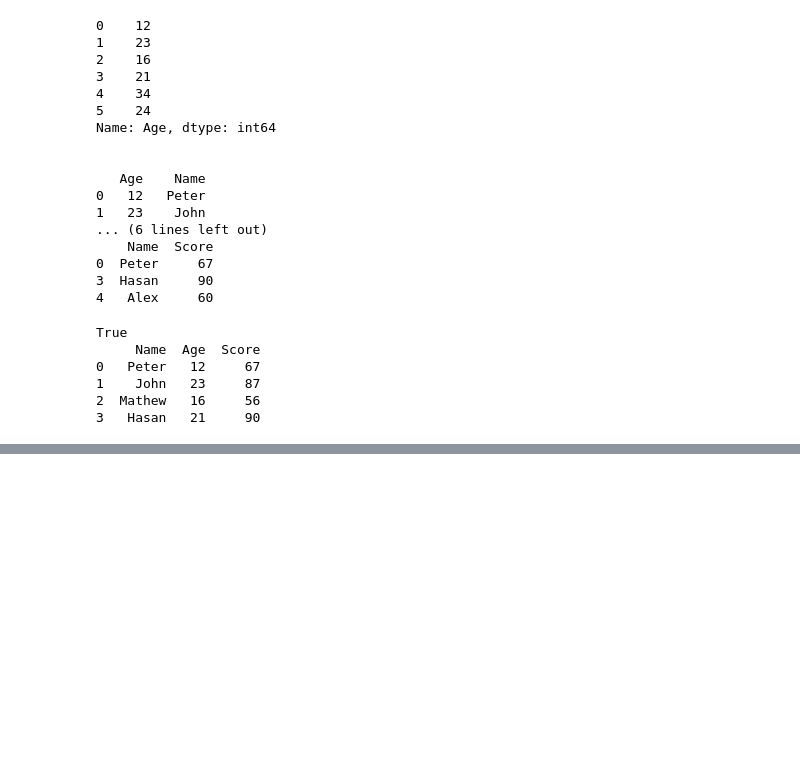
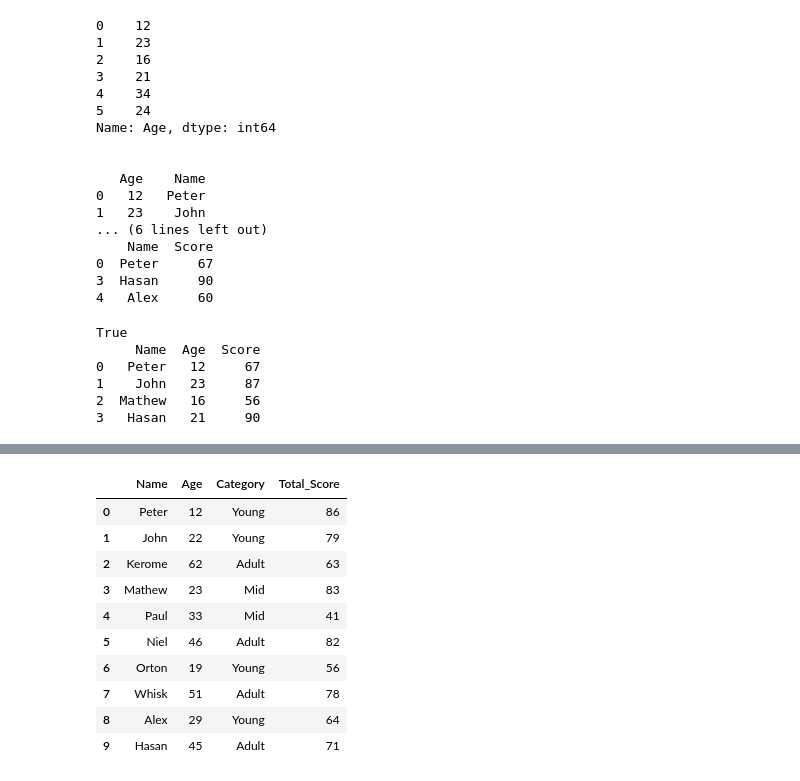
Before and after one commit to ludwig2000/ADG-ML, a Jupyter notebook: WEEK-1/LearnPandas.ipynb, the cells around one changed output, grey strips where cells are left out. Cells and saved outputs as stored; diff of their text form; code cells hidden in the pictures; blank space fills up the shorter version.

```diff
--- a/WEEK-1/LearnPandas.ipynb
+++ b/WEEK-1/LearnPandas.ipynb
@@ -256,0 +327,20 @@ True
+# %%
+data = {'Name': ['Peter', 'John', 'Kerome', 'Mathew', 'Paul',
+'Niel', 'Orton', 'Whisk', 'Alex', 'Hasan'],
+'Age': [12, 22, 62, 23, 33, 46, 19, 51, 29, 45],
+'Category': ['Young','Young','Adult','Mid','Mid','Adult','Young','Adult','Young','Adult'],
+'Total_Score':[86,79,63,83,41,82,56,78,64,71]}
+df = pd.DataFrame(data)
+df
+# %% [output]
+|  | Name | Age | Category | Total_Score |
+| 0 | Peter | 12 | Young | 86 |
+| 1 | John | 22 | Young | 79 |
+| 2 | Kerome | 62 | Adult | 63 |
+| 3 | Mathew | 23 | Mid | 83 |
+| 4 | Paul | 33 | Mid | 41 |
+| 5 | Niel | 46 | Adult | 82 |
+| 6 | Orton | 19 | Young | 56 |
+| 7 | Whisk | 51 | Adult | 78 |
+| 8 | Alex | 29 | Young | 64 |
+| 9 | Hasan | 45 | Adult | 71 |
```
Also changed, not shown: parts of 13 cells of this notebook, 1 other file.
